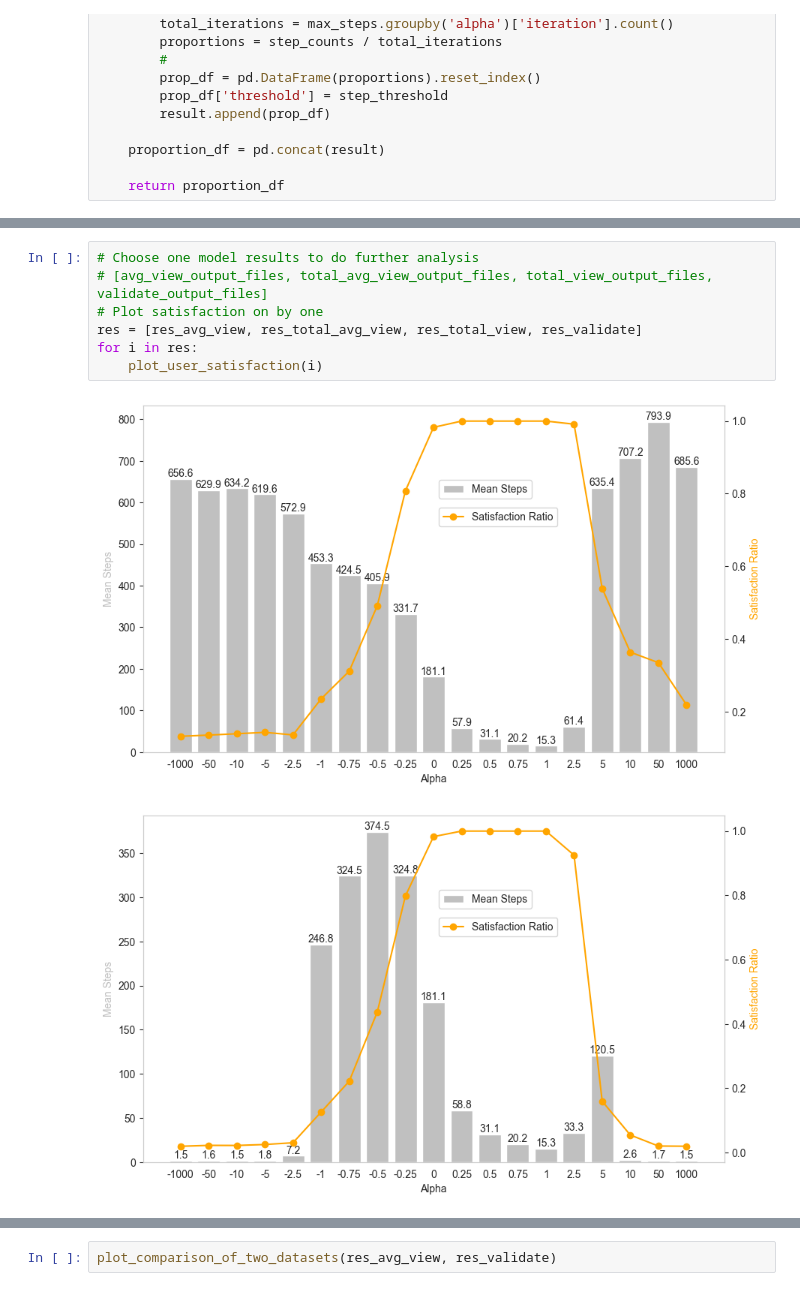
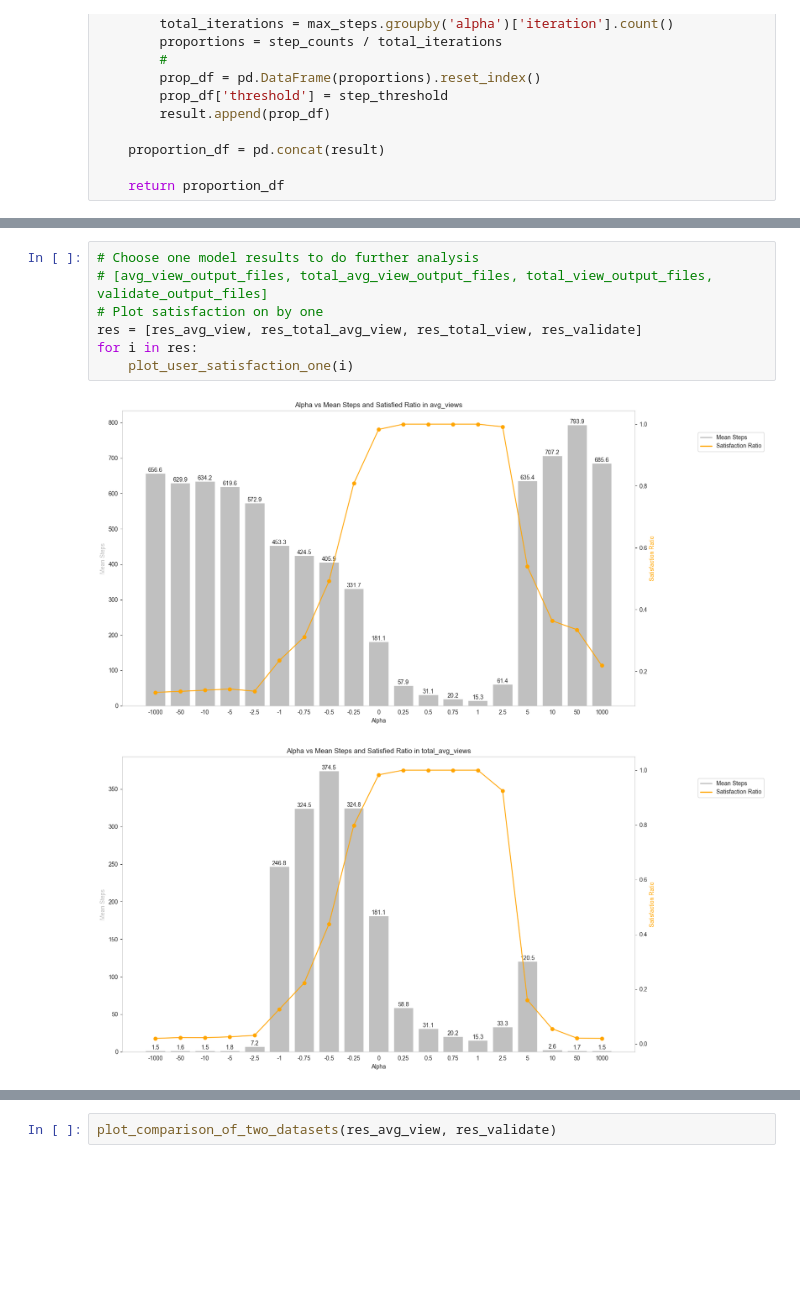
Before and after one commit to gee-siqi/Fairness-for-SMI, a Jupyter notebook: script/data_analysis.ipynb, the cells around one changed output, grey strips where cells are left out. Drawn from its saved outputs; the diff is of its cells as text; blank space fills up the shorter version.

```diff
--- a/script/data_analysis.ipynb
+++ b/script/data_analysis.ipynb
@@ -140,10 +191,10 @@ def simu_stop_proportion(user_all, step_list):
 # %%
 # Choose one model results to do further analysis
 # [avg_view_output_files, total_avg_view_output_files, total_view_output_files, validate_output_files]
 # Plot satisfaction on by one
 res = [res_avg_view, res_total_avg_view, res_total_view, res_validate]
 for i in res:
-    plot_user_satisfaction(i)
+    plot_user_satisfaction_one(i)
 # %% [output]
-[figure, old version]
+[figure, new version]
-[figure, old version]
+[figure, new version]
```
Also changed, not shown: parts of 11 cells of this notebook, 5 other files.
